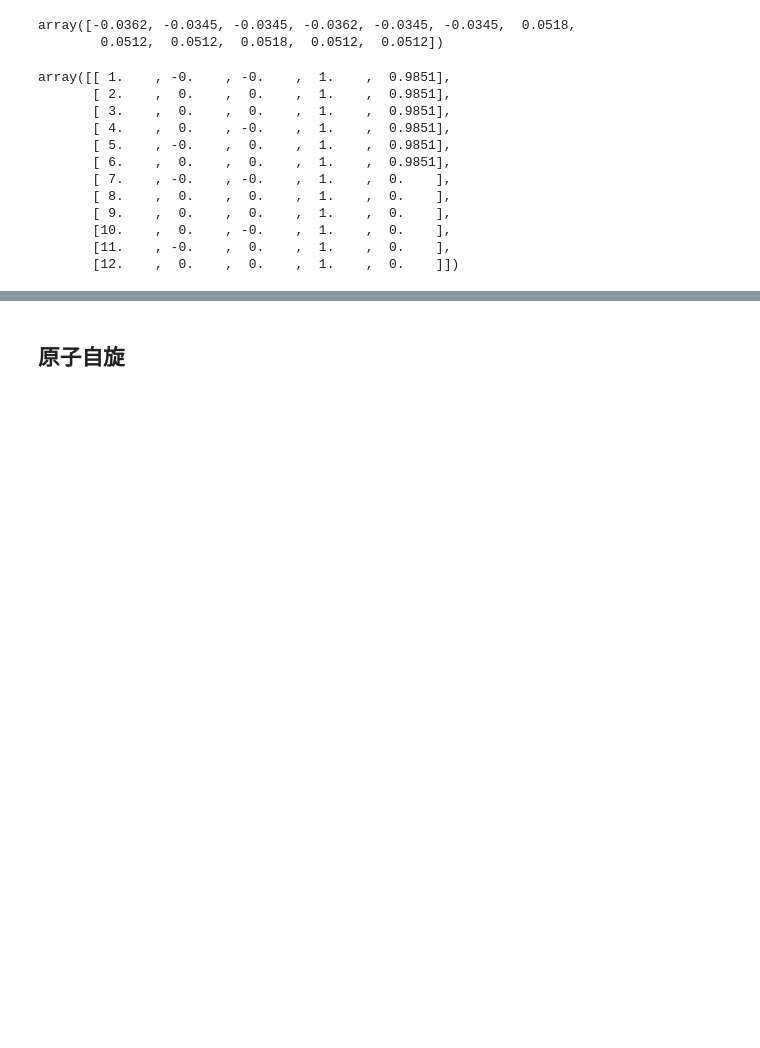
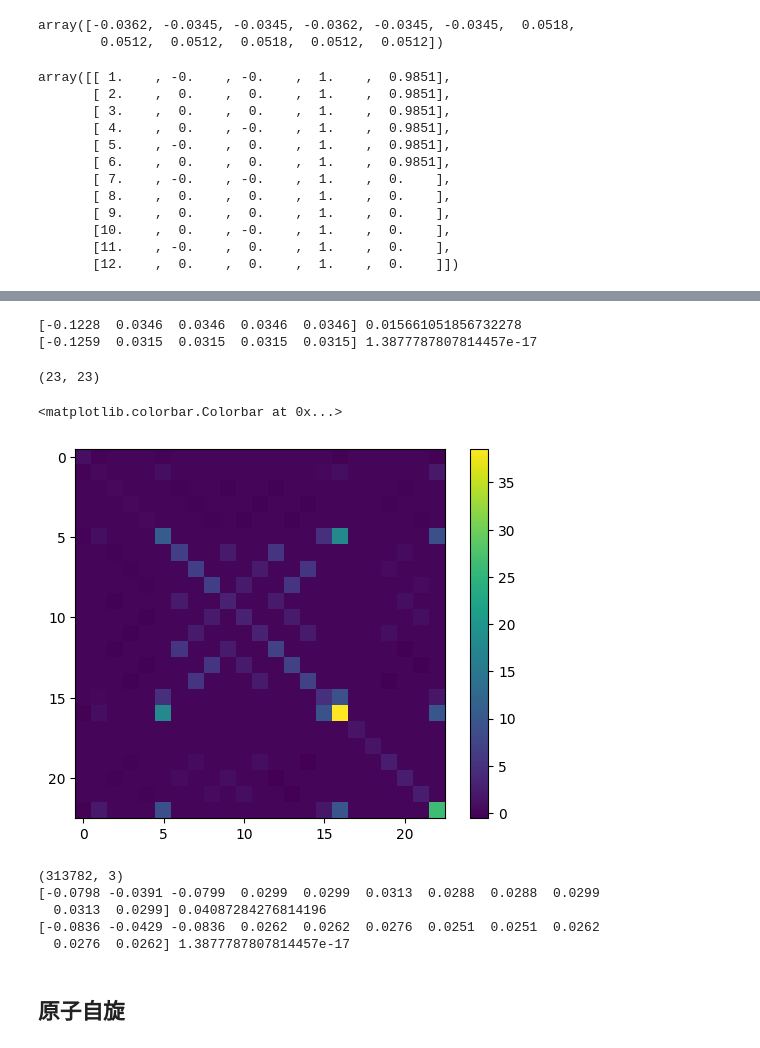
Before and after one commit to qmlCoder/pywfn, a Jupyter notebook: examples/原子性质.ipynb, the cells around one changed output, grey strips where cells are left out. Drawn from its saved outputs; the diff is of its cells as text; code cells hidden in the pictures; blank space fills up the shorter version.

```diff
--- a/examples/原子性质.ipynb
+++ b/examples/原子性质.ipynb
@@ -67,3 +93,44 @@ array([[ 1.    , -0.    , -0.    ,  1.    ,  0.7367],
+# %%
+from pywfn.atomprop import charge
+import numpy as np
+mol=Mol(LogReader(rf"D:\gfile\pywfn\电荷\CH4.out"))
+charges=charge.Calculator(mol).hirshfeld()
+print(charges,charges.sum())
+charges=charges-charges.mean()
+print(charges,charges.sum())
+# charges+=np.abs(charges)/np.sum(np.abs(charges))
+# print(charges,charges.sum())
+# %% [output]
+[-0.1228  0.0346  0.0346  0.0346  0.0346] 0.015661051856732278
+[-0.1259  0.0315  0.0315  0.0315  0.0315] 1.3877787807814457e-17
+# %%
+CM=mol.CM
+print(CM.shape)
+mat=np.zeros(shape=(23,23))
+for i in range(23):
+    for j in range(23):
+        mat[i,j]=np.sum(CM[:,i]*CM[:,j])
+import matplotlib.pyplot as plt
+plt.imshow(mat)
+plt.colorbar()
+# %% [output]
+(23, 23)
+<matplotlib.colorbar.Colorbar at 0x...>
+[figure, added]
+# %%
+from pywfn.atomprop import charge
+import numpy as np
+mol=Mol(LogReader(rf"D:\gfile\MFD\gdb_13.out"))
+charges=charge.Calculator(mol).hirshfeld()
+print(charges,charges.sum())
+charges=charges-charges.mean()
+print(charges,charges.sum())
+# %% [output]
+(313782, 3)
+[-0.0798 -0.0391 -0.0799  0.0299  0.0299  0.0313  0.0288  0.0288  0.0299
+  0.0313  0.0299] 0.04087284276814196
+[-0.0836 -0.0429 -0.0836  0.0262  0.0262  0.0276  0.0251  0.0251  0.0262
+  0.0276  0.0262] 1.3877787807814457e-17
 # %% [markdown]
 ## 原子自旋
 # %%
```
Also changed, not shown: parts of 2 cells of this notebook, 48 other files.
